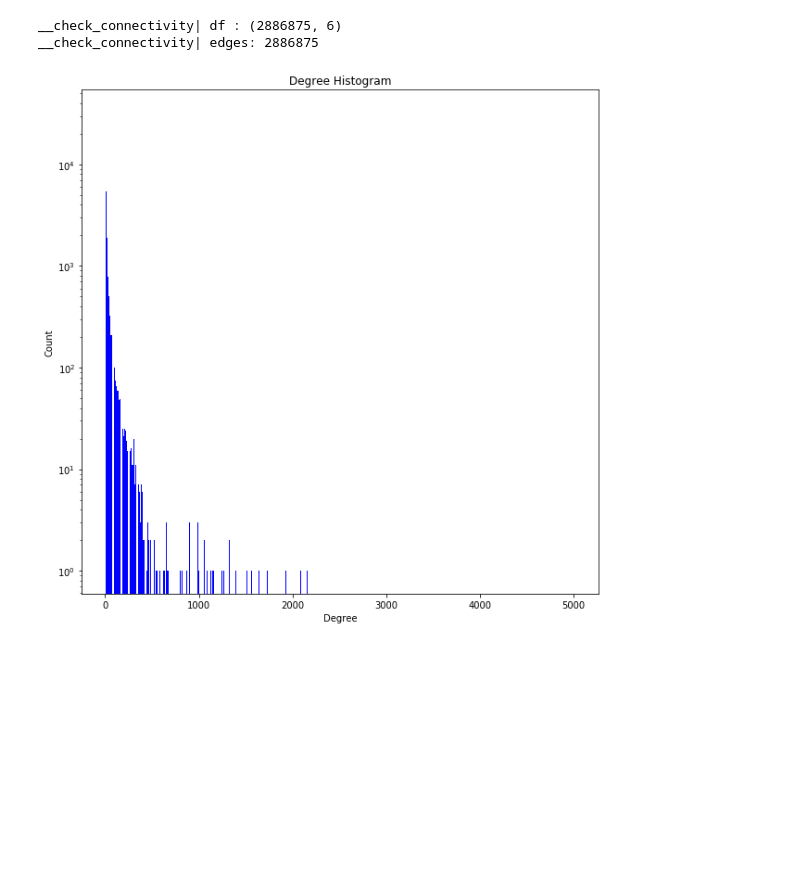
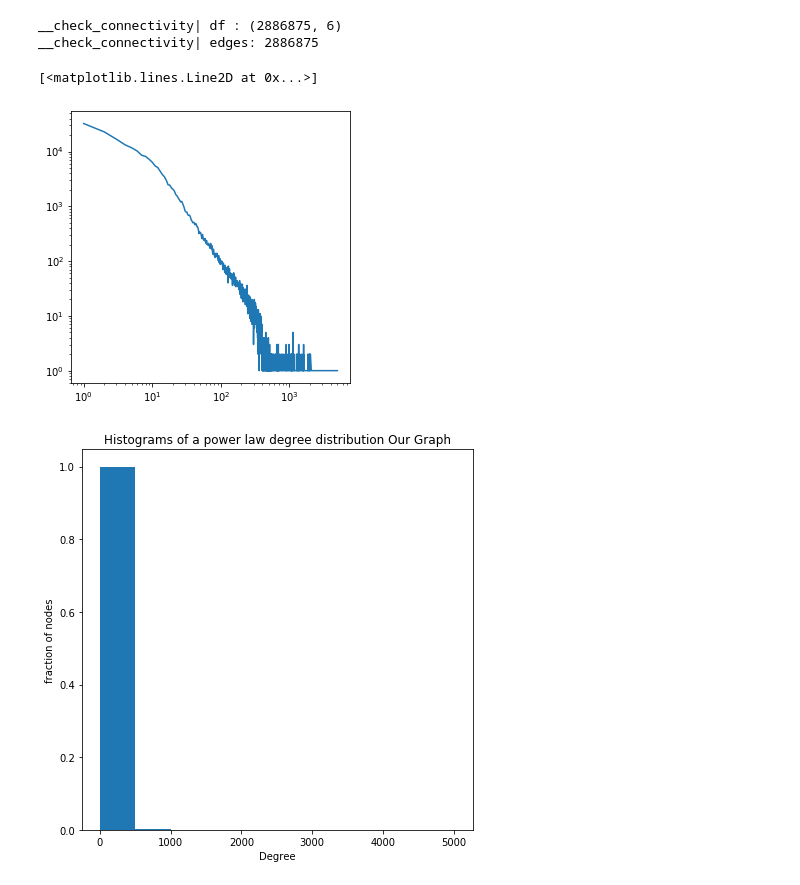
Before and after one commit to abbask/graphpattern2vec_bias, a Jupyter notebook: Scale-free_check.ipynb, the cells around one changed output. Saved outputs shown, nothing was run; the diff lists cells and outputs as text; code cells hidden in the pictures; blank space fills up the shorter version.

```diff
--- a/Scale-free_check.ipynb
+++ b/Scale-free_check.ipynb
@@ -51,16 +52,3 @@ __check_connectivity| edges: 2886875
 # %%
 degree_sequence = sorted([d for n, d in G.degree()], reverse=True)  # degree sequence
 degreeCount = collections.Counter(degree_sequence)
-# %%
-deg, cnt = zip(*degreeCount.items())
-fig = plt.figure(figsize =(10,10))
-plt.bar(deg, cnt, width=0.80, color='b', log =True)
-
-plt.title("Degree Histogram")
-plt.ylabel("Count")
-plt.xlabel("Degree")
-# ax.set_xticks([d + 0.4 for d in deg])
-# ax.set_xticklabels(deg)
-plt.show()
-# %% [output]
-[figure, removed]
@@ -66,0 +61,11 @@ plt.show()
+# %%
+deg, cnt = zip(*degreeCount.items())
+# sum_cnt = sum(cnt)
+# # print(sum_cnt)
+# cnt = np.array(cnt)/sum_cnt
+# print(cnt)
+fig = plt.figure(figsize =(5,5))
+plt.loglog(deg, cnt)
+# %% [output]
+[<matplotlib.lines.Line2D at 0x...>]
+[figure, added]
@@ -66,0 +127,4 @@ plt.show()
+# %%
+hist_degree_dist(degree_sequence, 'Our Graph')
+# %% [output]
+[figure, added]
```
Also changed, not shown: parts of 25 cells of this notebook, 3 other files.
